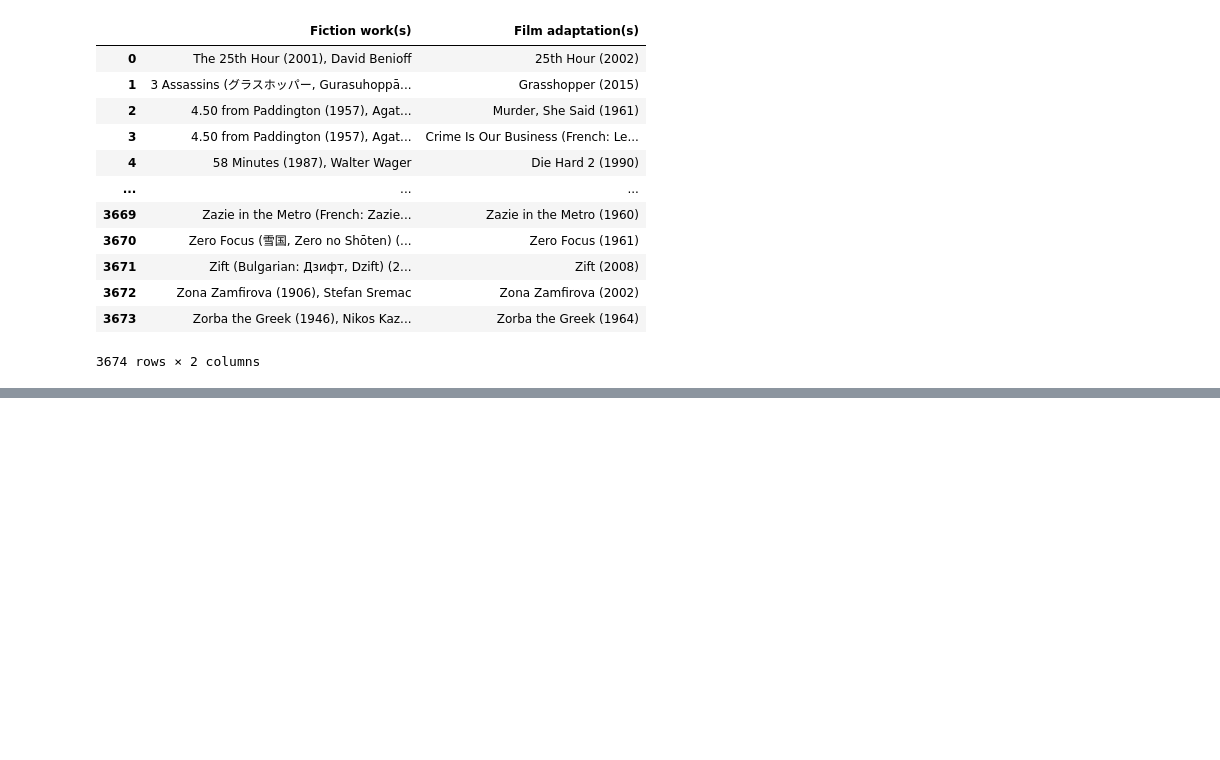
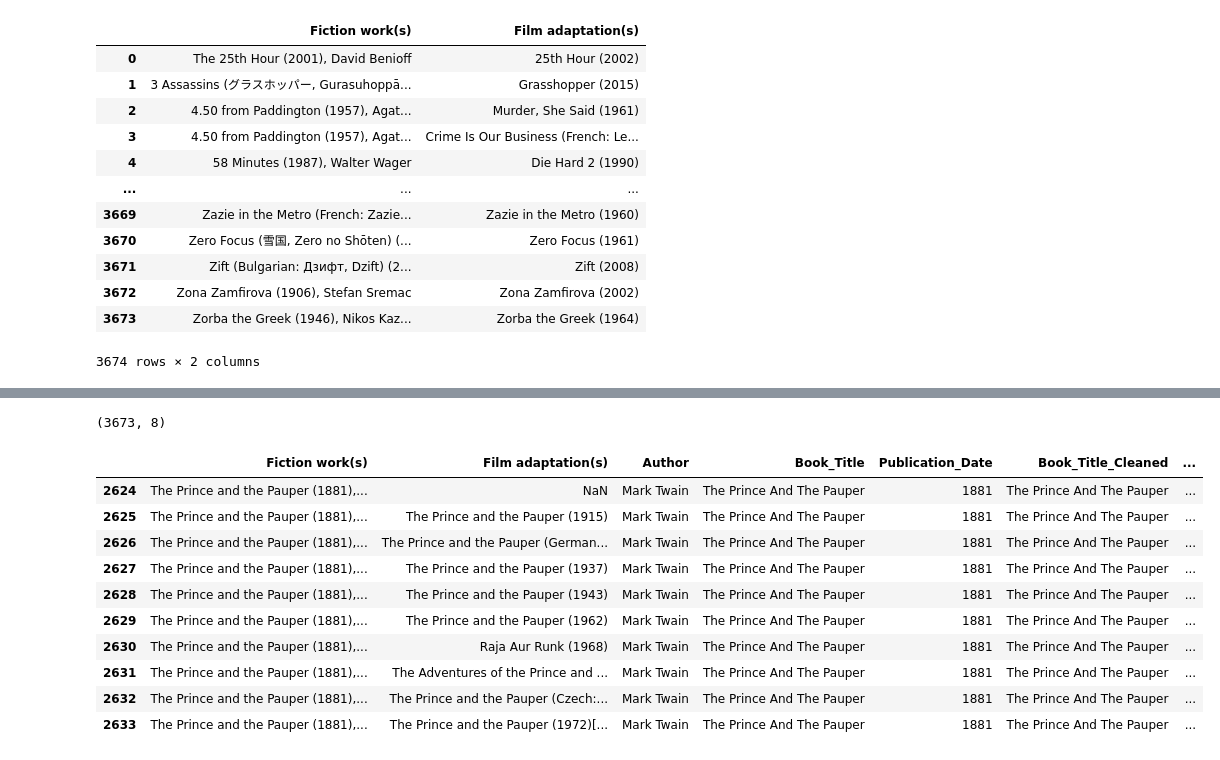
Before and after one commit to BigECire/eric-capstone, a Jupyter notebook: notebooks/Untitled.ipynb, the cells around one changed output, grey strips where cells are left out. Cells and saved outputs as stored; diff of their text form; code cells hidden in the pictures; blank space fills up the shorter version.

```diff
--- a/notebooks/Untitled.ipynb
+++ b/notebooks/Untitled.ipynb
@@ -291,0 +396,3 @@ list_raw
+# %%
+list_raw = list_raw.drop(index=2561)
+list_raw.iloc[2561]
@@ -291,0 +409,19 @@ list_raw
+# %%
+list_raw = list_raw.reset_index(drop = True)
+list_raw.shape
+# %% [output]
+(3673, 8)
+# %%
+list_raw.iloc[2624:2634]
+# %% [output]
+|  | Fiction work(s) | Film adaptation(s) | Author | Book_Title | Publication_Date | Book_Title_Cleaned | ... |
+| 2624 | The Prince and the Pauper (1881),... | NaN | Mark Twain | The Prince And The Pauper | 1881 | The Prince And The Pauper | ... |
+| 2625 | The Prince and the Pauper (1881),... | The Prince and the Pauper (1915) | Mark Twain | The Prince And The Pauper | 1881 | The Prince And The Pauper | ... |
+| 2626 | The Prince and the Pauper (1881),... | The Prince and the Pauper (German... | Mark Twain | The Prince And The Pauper | 1881 | The Prince And The Pauper | ... |
+| 2627 | The Prince and the Pauper (1881),... | The Prince and the Pauper (1937) | Mark Twain | The Prince And The Pauper | 1881 | The Prince And The Pauper | ... |
+| 2628 | The Prince and the Pauper (1881),... | The Prince and the Pauper (1943) | Mark Twain | The Prince And The Pauper | 1881 | The Prince And The Pauper | ... |
+| 2629 | The Prince and the Pauper (1881),... | The Prince and the Pauper (1962) | Mark Twain | The Prince And The Pauper | 1881 | The Prince And The Pauper | ... |
+| 2630 | The Prince and the Pauper (1881),... | Raja Aur Runk (1968) | Mark Twain | The Prince And The Pauper | 1881 | The Prince And The Pauper | ... |
+| 2631 | The Prince and the Pauper (1881),... | The Adventures of the Prince and ... | Mark Twain | The Prince And The Pauper | 1881 | The Prince And The Pauper | ... |
+| 2632 | The Prince and the Pauper (1881),... | The Prince and the Pauper (Czech:... | Mark Twain | The Prince And The Pauper | 1881 | The Prince And The Pauper | ... |
+| 2633 | The Prince and the Pauper (1881),... | The Prince and the Pauper (1972)[... | Mark Twain | The Prince And The Pauper | 1881 | The Prince And The Pauper | ... |
```
Also changed, not shown: parts of 24 cells of this notebook.
